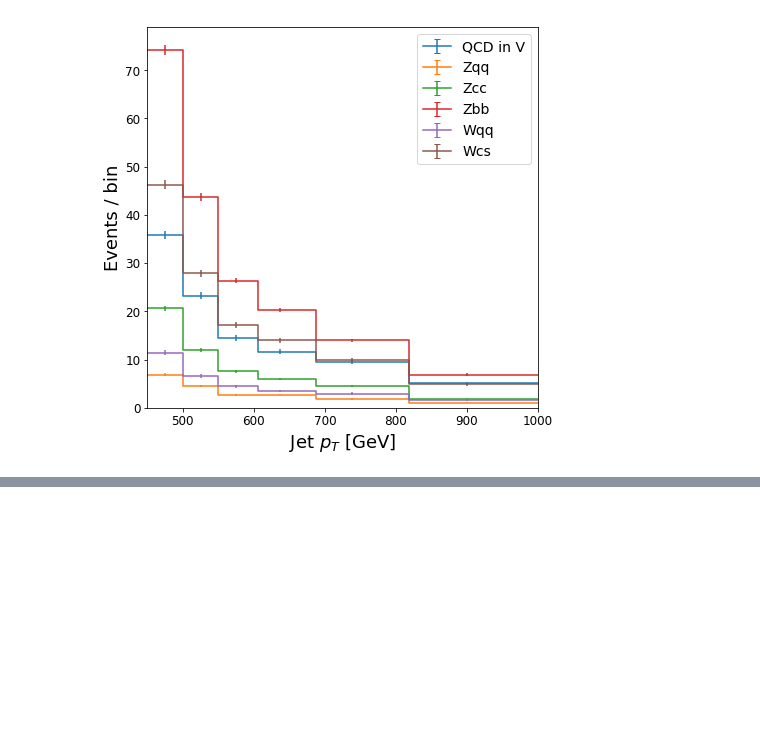
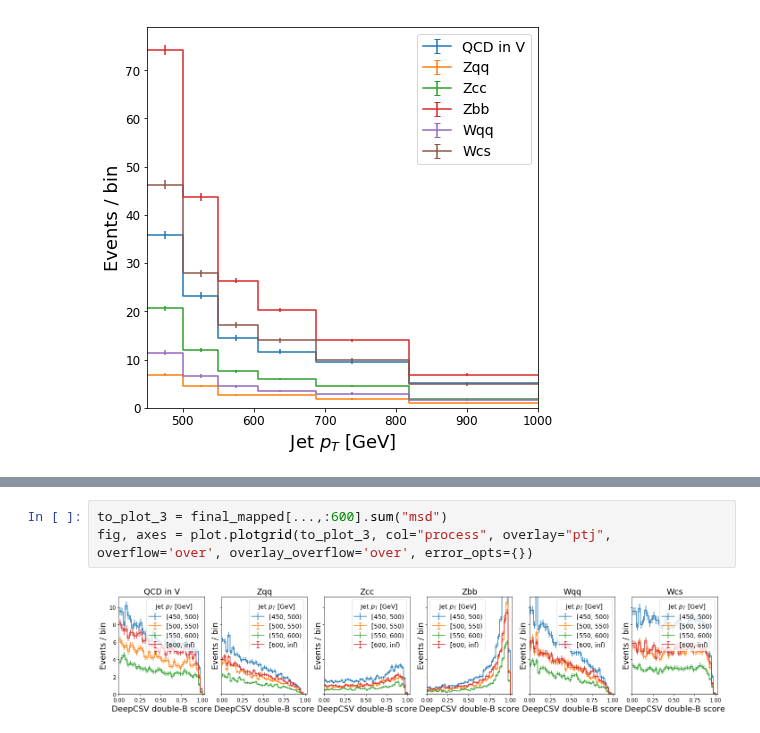
Before and after one commit to CoffeaTeam/coffea, a Jupyter notebook: binder/baconbits-hist-plot.ipynb, the cells around one changed output, grey strips where cells are left out. Saved outputs shown, nothing was run; the diff lists cells and outputs as text; blank space fills up the shorter version.

```diff
--- a/binder/baconbits-hist-plot.ipynb
+++ b/binder/baconbits-hist-plot.ipynb
@@ -81,0 +82,5 @@ leg2 = ax2.legend()
+# %%
+to_plot_3 = final_mapped[...,:600].sum("msd")
+fig, axes = plot.plotgrid(to_plot_3, col="process", overlay="ptj", overflow='over', overlay_overflow='over', error_opts={})
+# %% [output]
+[figure, added]
```
Also changed, not shown: parts of 2 cells of this notebook, 4 other files.
